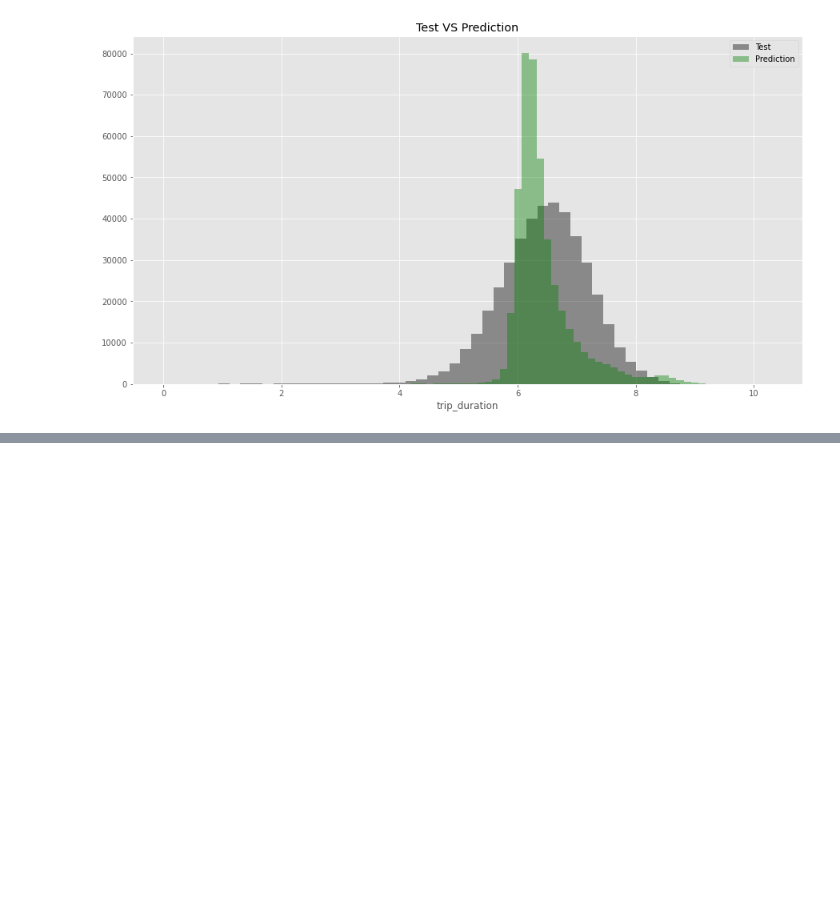
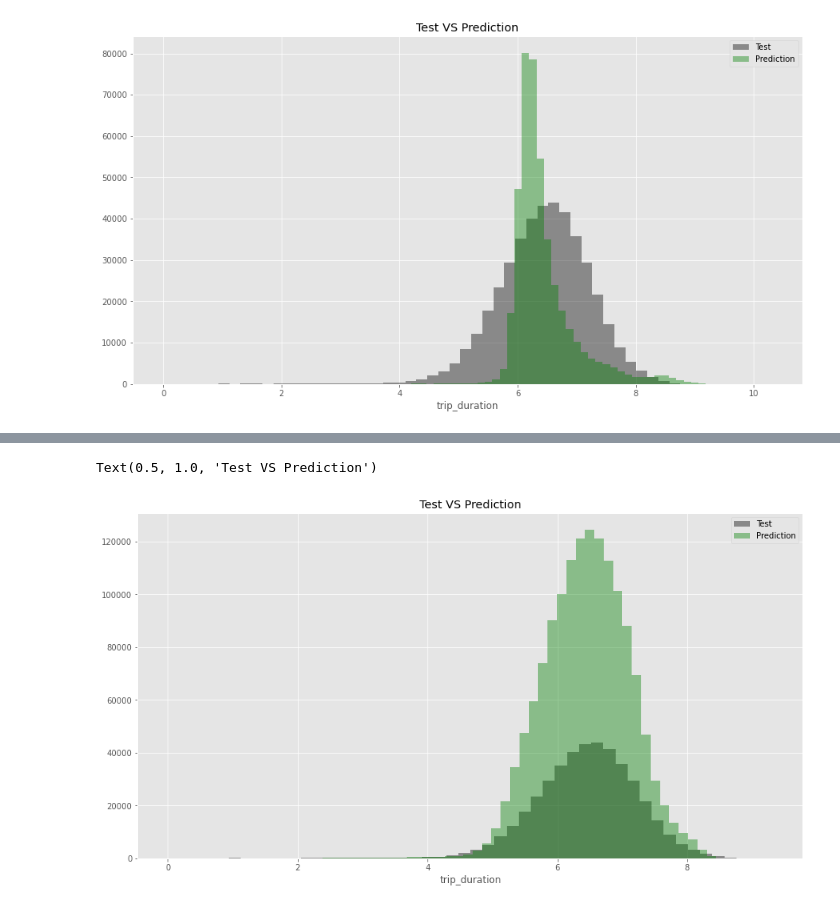
Before and after one commit to Jiaxin-yjx/NYC-taxi-data-science, a Jupyter notebook: NYU_TAXI_Model.ipynb, the cells around one changed output, grey strips where cells are left out. Drawn from its saved outputs; the diff is of its cells as text; code cells hidden in the pictures; blank space fills up the shorter version.

Commit message:
Add model

```diff
--- a/NYU_TAXI_Model.ipynb
+++ b/NYU_TAXI_Model.ipynb
@@ -149,0 +153,14 @@ Text(0.5, 1.0, 'Test VS Prediction')
+# %%
+import xgboost as xgb
+data_dmatrix = xgb.DMatrix(data=X,label=y)
+dtrain = xgb.DMatrix(X_train, label=y_train)
+dvalid = xgb.DMatrix(X_test, label=y_test)
+watchlist = [(dtrain, 'train'), (dvalid, 'valid')]
+# %%
+
+xgb_pars = {'min_child_weight': 1, 'eta': 0.3, 'colsample_bytree': 0.9,
+            'max_depth': 7, 'subsample': 0.9, 'lambda': 1., 'nthread': -1,
+            'booster' : 'gbtree', 'eval_metric': 'rmse', 'objective': 'reg:linear'}
+# Train the model
+model_xgb = xgb.train(xgb_pars, dtrain, 20, watchlist, early_stopping_rounds=2, maximize=False, verbose_eval=1)
+print('Modeling RMSE %.5f' % model_xgb.best_score)
@@ -149,0 +185,16 @@ Text(0.5, 1.0, 'Test VS Prediction')
+# %%
+# Predict the labels of the test set: preds
+xgbpreds = model_xgb.predict(data_dmatrix)
+##https://gist.github.com/vidit0210/efc9b86616988abace609ae36a37306a
+# %%
+plt.figure(figsize=(15,8))
+plt.subplot(1,1,1)
+sns.distplot(y_test, kde=False, color="black", label="Test")
+
+plt.subplot(1,1,1)
+sns.distplot(xgbpreds, kde=False, color="g", label="Prediction")
+plt.legend()
+plt.title("Test VS Prediction")
+# %% [output]
+Text(0.5, 1.0, 'Test VS Prediction')
+[figure, added]
```
Also changed, not shown: parts of 6 cells of this notebook.
